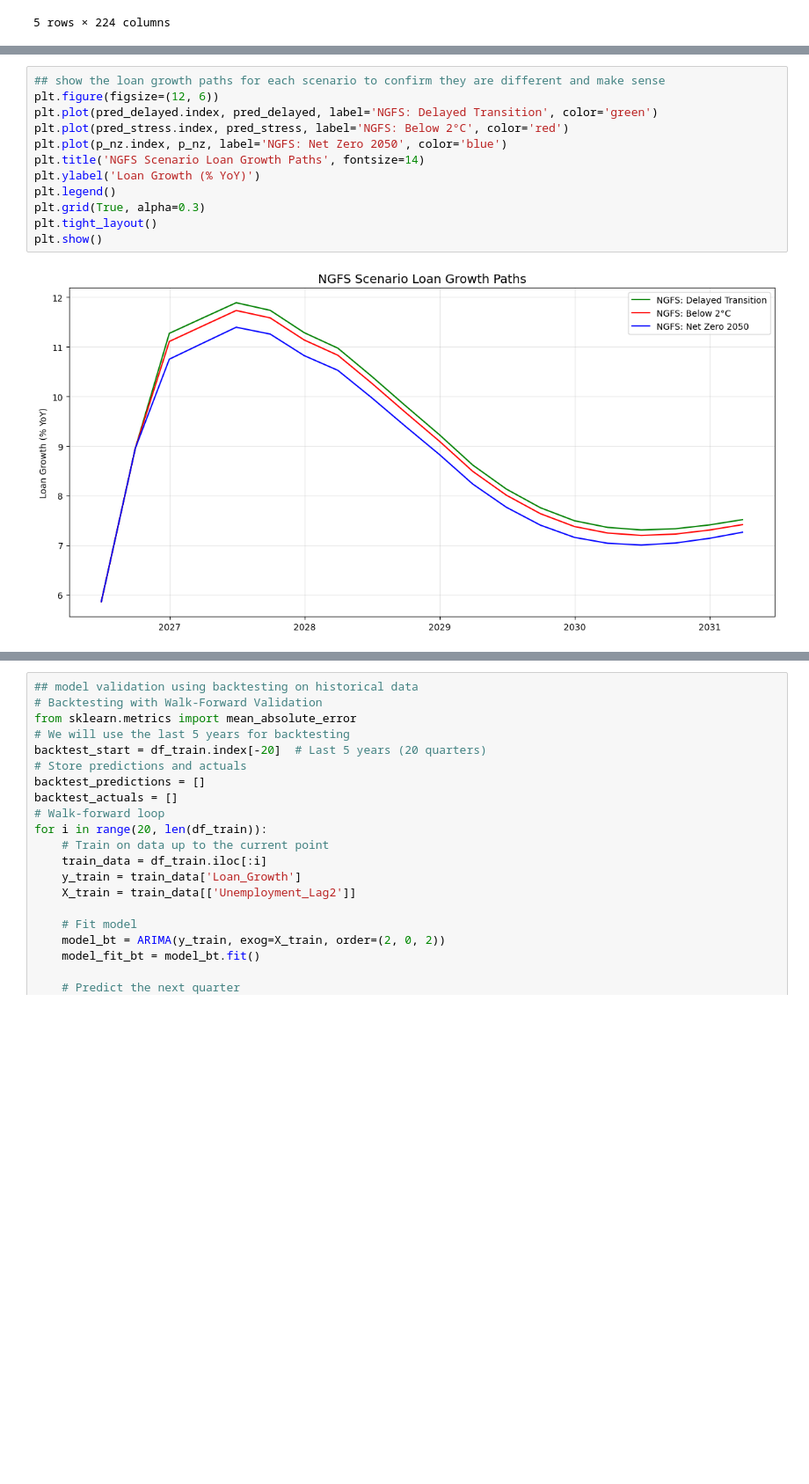
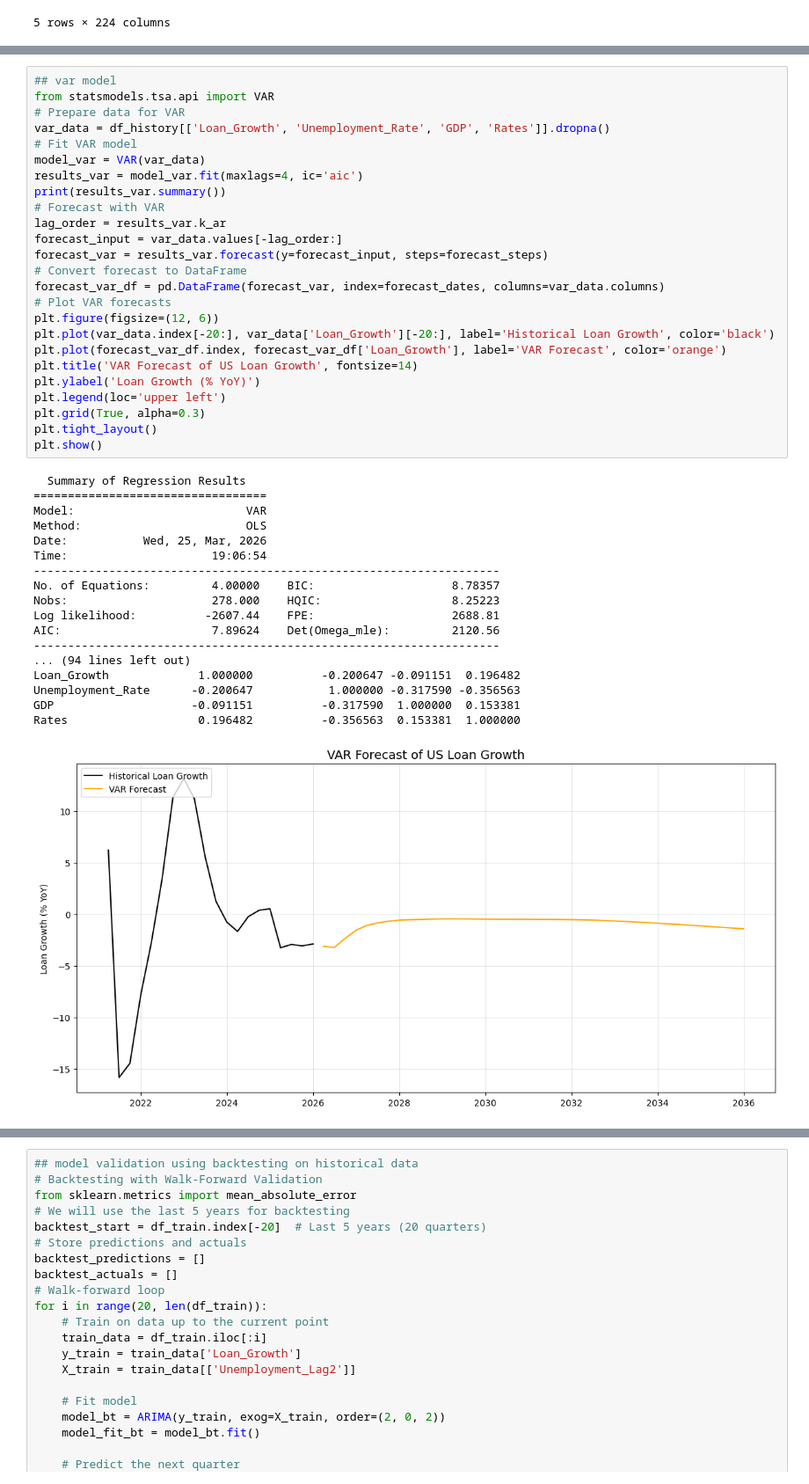
Before and after one commit to gpointd/ECON-522-Forecasting-Project, a Jupyter notebook: Climate Data/Climate Analysis.ipynb, the cells around one changed output, grey strips where cells are left out. Shown at 88% size. Drawn from its saved outputs; the diff is of its cells as text; blank space fills up the shorter version.

```diff
--- a/Climate Data/Climate Analysis.ipynb
+++ b/Climate Data/Climate Analysis.ipynb
@@ -595,14 +641,44 @@ plt.show()
-# %%
-## show the loan growth paths for each scenario to confirm they are different and make sense
-plt.figure(figsize=(12, 6))
-plt.plot(pred_delayed.index, pred_delayed, label='NGFS: Delayed Transition', color='green')
-plt.plot(pred_stress.index, pred_stress, label='NGFS: Below 2°C', color='red')
-plt.plot(p_nz.index, p_nz, label='NGFS: Net Zero 2050', color='blue')
-plt.title('NGFS Scenario Loan Growth Paths', fontsize=14)
-plt.ylabel('Loan Growth (% YoY)')
-plt.legend()
-plt.grid(True, alpha=0.3)
-plt.tight_layout()
-plt.show()
-# %% [output]
-[figure, removed]
+# %%
+## var model
+from statsmodels.tsa.api import VAR
+# Prepare data for VAR
+var_data = df_history[['Loan_Growth', 'Unemployment_Rate', 'GDP', 'Rates']].dropna()
+# Fit VAR model
+model_var = VAR(var_data)
+results_var = model_var.fit(maxlags=4, ic='aic')
+print(results_var.summary())
+# Forecast with VAR
+lag_order = results_var.k_ar
+forecast_input = var_data.values[-lag_order:]
+forecast_var = results_var.forecast(y=forecast_input, steps=forecast_steps)
+# Convert forecast to DataFrame
+forecast_var_df = pd.DataFrame(forecast_var, index=forecast_dates, columns=var_data.columns)
+# Plot VAR forecasts
+plt.figure(figsize=(12, 6))
+plt.plot(var_data.index[-20:], var_data['Loan_Growth'][-20:], label='Historical Loan Growth', color='black')
+plt.plot(forecast_var_df.index, forecast_var_df['Loan_Growth'], label='VAR Forecast', color='orange')
+plt.title('VAR Forecast of US Loan Growth', fontsize=14)
+plt.ylabel('Loan Growth (% YoY)')
+plt.legend(loc='upper left')
+plt.grid(True, alpha=0.3)
+plt.tight_layout()
+plt.show()
+# %% [output]
+  Summary of Regression Results
+==================================
+Model:                         VAR
+Method:                        OLS
+Date:           Wed, 25, Mar, 2026
+Time:                     19:06:54
+--------------------------------------------------------------------
+No. of Equations:         4.00000    BIC:                    8.78357
+Nobs:                     278.000    HQIC:                   8.25223
+Log likelihood:          -2607.44    FPE:                    2688.81
+AIC:                      7.89624    Det(Omega_mle):         2120.56
+--------------------------------------------------------------------
+... (94 lines left out)
+Loan_Growth             1.000000          -0.200647 -0.091151  0.196482
+Unemployment_Rate      -0.200647           1.000000 -0.317590 -0.356563
+GDP                    -0.091151          -0.317590  1.000000  0.153381
+Rates                   0.196482          -0.356563  0.153381  1.000000
+[figure, added]
```
Also changed, not shown: parts of 16 cells of this notebook, 1 other file.
